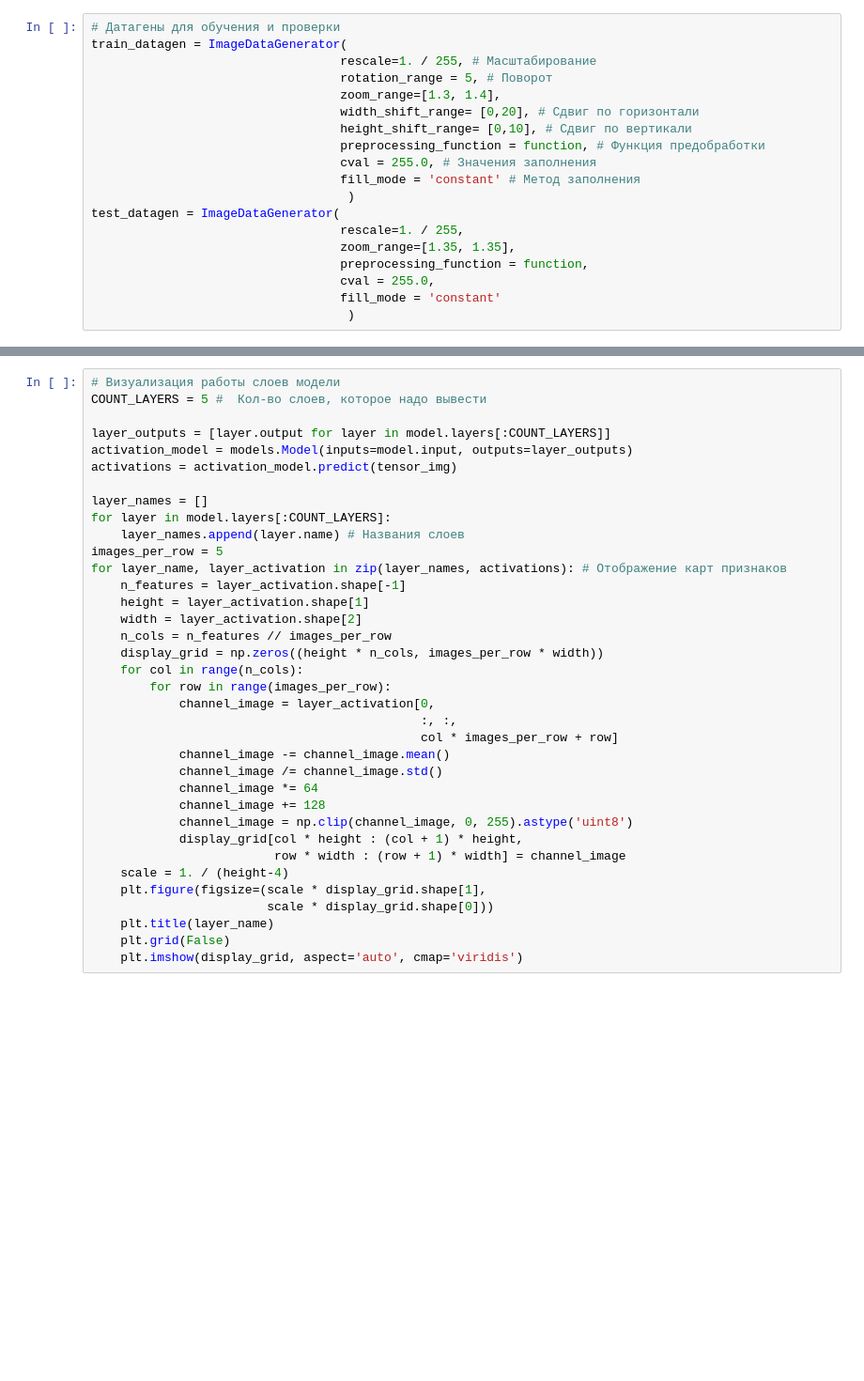
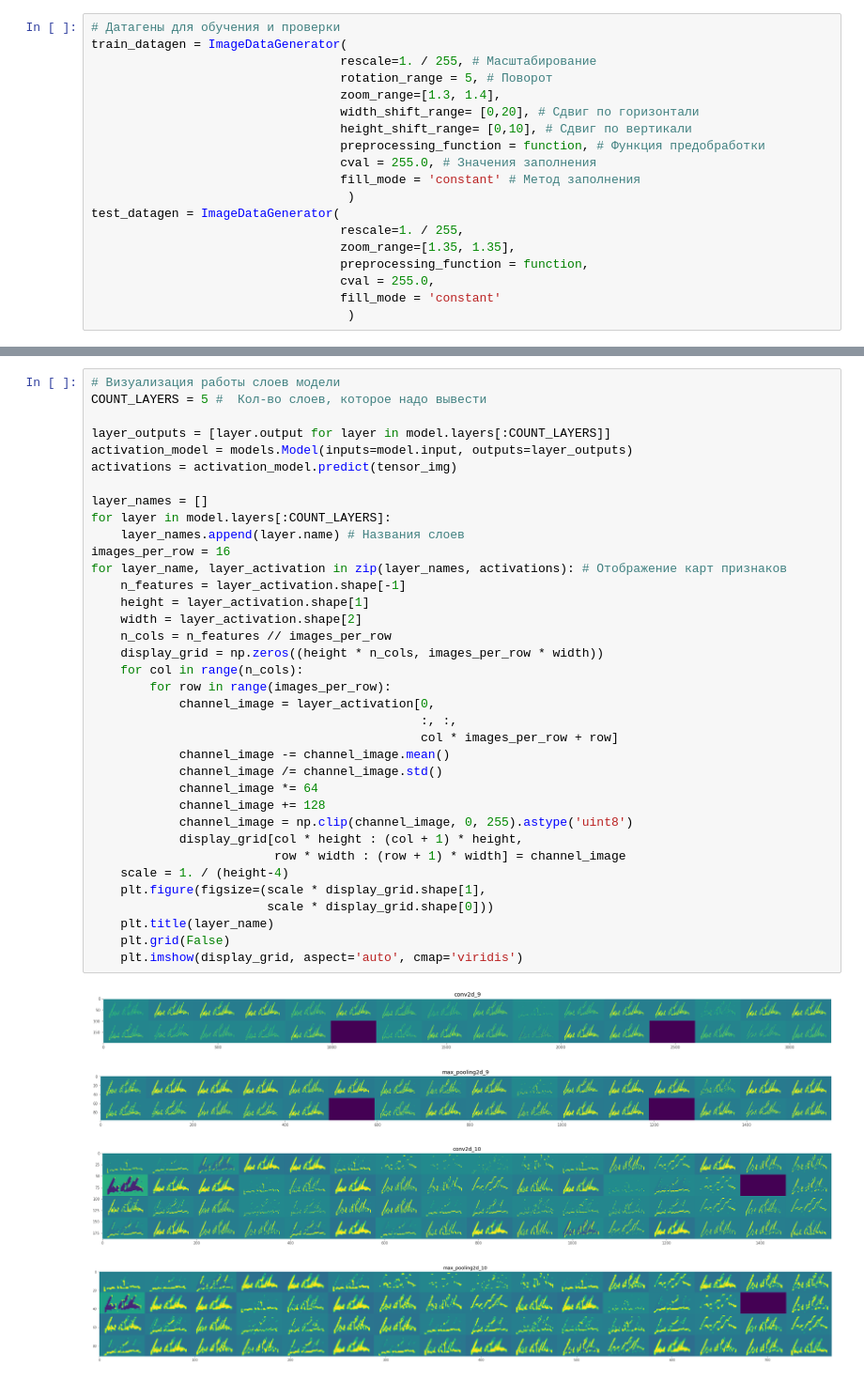
Before and after one commit to alekgor/IdentSign, a Jupyter notebook: Model1.ipynb, the cells around one changed output, grey strips where cells are left out. Shown at 94% size. Drawn from its saved outputs; the diff is of its cells as text; blank space fills up the shorter version.

```diff
--- a/Model1.ipynb
+++ b/Model1.ipynb
@@ -187,31 +224,36 @@ layer_outputs = [layer.output for layer in model.layers[:COUNT_LAYERS]]
 activation_model = models.Model(inputs=model.input, outputs=layer_outputs)
 activations = activation_model.predict(tensor_img)
 
 layer_names = []
 for layer in model.layers[:COUNT_LAYERS]:
     layer_names.append(layer.name) # Названия слоев
-images_per_row = 5
+images_per_row = 16
 for layer_name, layer_activation in zip(layer_names, activations): # Отображение карт признаков
     n_features = layer_activation.shape[-1]
     height = layer_activation.shape[1]
     width = layer_activation.shape[2]
     n_cols = n_features // images_per_row
     display_grid = np.zeros((height * n_cols, images_per_row * width))
     for col in range(n_cols):
         for row in range(images_per_row):
             channel_image = layer_activation[0,
                                              :, :,
                                              col * images_per_row + row]
             channel_image -= channel_image.mean()
             channel_image /= channel_image.std()
             channel_image *= 64
             channel_image += 128
             channel_image = np.clip(channel_image, 0, 255).astype('uint8')
             display_grid[col * height : (col + 1) * height,
                          row * width : (row + 1) * width] = channel_image
     scale = 1. / (height-4)
     plt.figure(figsize=(scale * display_grid.shape[1],
                         scale * display_grid.shape[0]))
     plt.title(layer_name)
     plt.grid(False)
     plt.imshow(display_grid, aspect='auto', cmap='viridis')
+# %% [output]
+[figure, added]
+[figure, added]
+[figure, added]
+[figure, added]
```
Also changed, not shown: parts of 12 cells of this notebook, 1 other file.
